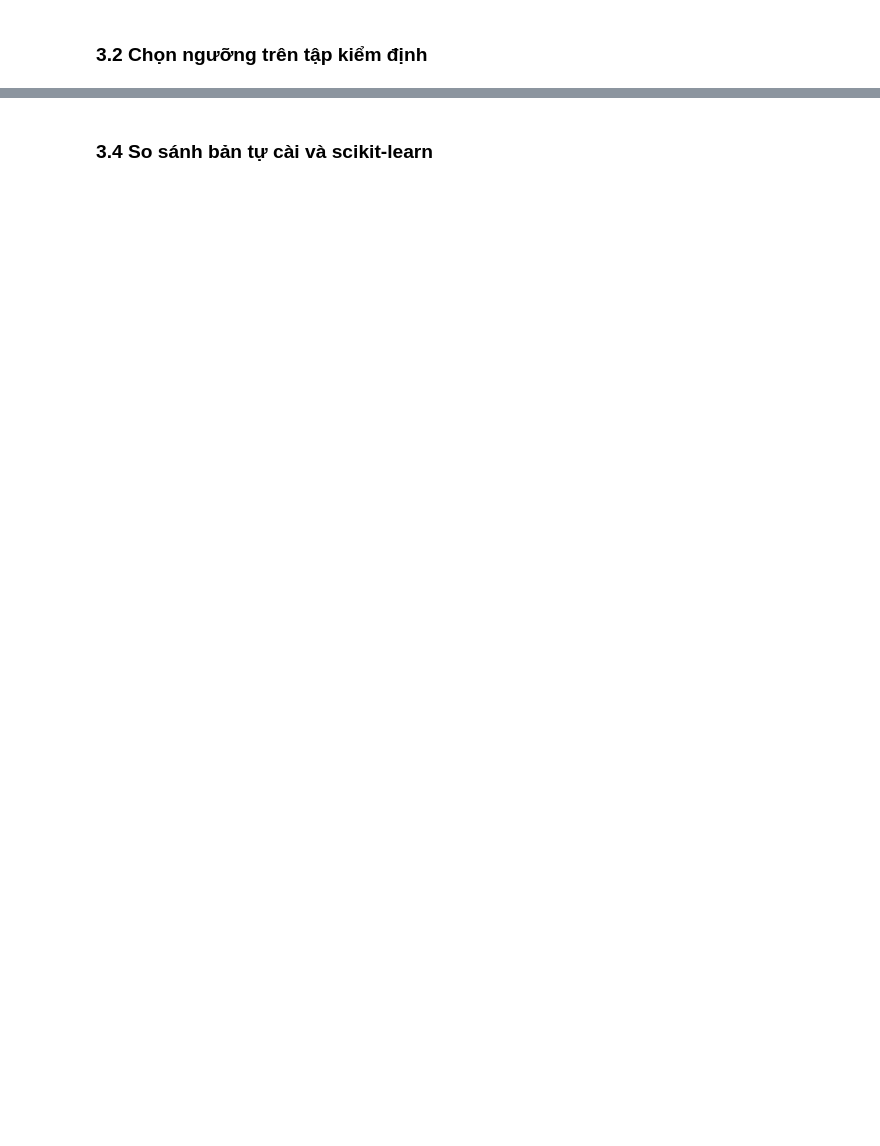
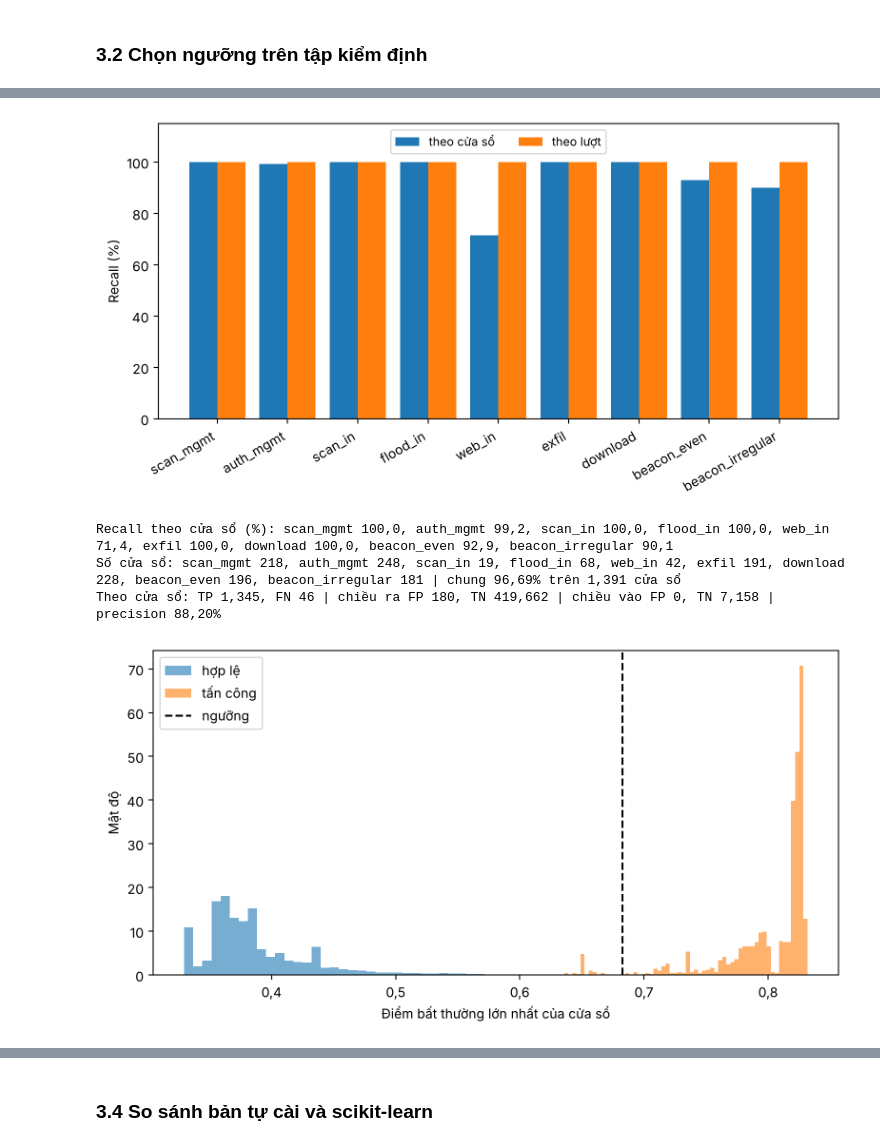
Before and after one commit to hoanganh-net/KLTN-IsolationForest-Suricata, a Jupyter notebook: 1_KLTN_BehaviorIF.ipynb, the cells around one changed output, grey strips where cells are left out. Drawn from its saved outputs; the diff is of its cells as text; code cells hidden in the pictures; blank space fills up the shorter version.

```diff
--- a/1_KLTN_BehaviorIF.ipynb
+++ b/1_KLTN_BehaviorIF.ipynb
@@ -195,11 +202,19 @@ Tầng 1, chiều ra: 593,295 cửa sổ kiểm định trong 319 giờ
 # %%
 t0 = time.time()
+THR = {d: SEL_RT[d]["thr_sk"] for d in ("out", "in")}
+ra = X["direction"] == "out"
+QT = {"out": bf.quy_dao(X[ra & (X["run_id"] == "")], RAR_COUNTS, RAR_TOTAL, "out"),
+      "in": bf.quy_dao(X[~ra], RAR_COUNTS, RAR_TOTAL, "in")}
+QA = bf.cham_quy_dao(bf.quy_dao(X[ra & (X["run_id"] != "")], RAR_COUNTS, RAR_TOTAL, "out", tach_luot=True), REF_RT["out"])
+NEN = {}
 for d in ("out", "in"):
-    Q1[(d, "test")] = bf.quy_dao(X[X["direction"] == d], REF_RT[d], RAR_COUNTS, RAR_TOTAL)
-CHI_SO, LAT1, N_BAO = bf.kiem_thu_rt({d: Q1[(d, "test")] for d in ("out", "in")},
-                                     {d: SEL_RT[d]["thr_sk"] for d in ("out", "in")}, T_DAU)
-for d, c in CHI_SO.items():
+    bf.cham_quy_dao(QT[d], REF_RT[d])
+    c = NEN[d] = bf.chi_so_nen(QT[d], THR[d])
     print(f"Chiều {'ra' if d == 'out' else 'vào'}: FPR kiểm thử {c['FPR (%)']}% trên {c['cửa sổ bình thường']:,} cửa sổ bình "
-          f"thường, {c['cảnh báo nhầm/giờ']} cảnh báo nhầm/giờ trong {c['giờ']} giờ")
-print(f"{time.time() - t0:.0f}s")
+          f"thường ({c['cửa sổ vượt ngưỡng']} cửa sổ vượt ngưỡng), {c['cảnh báo nhầm']} cảnh báo nhầm, "
+          f"{c['cảnh báo nhầm/giờ']} mỗi giờ trong {c['giờ']} giờ | {c['giờ có lưu lượng']} giờ có lưu lượng nền: "
+          f"{c['cảnh báo nhầm'] / c['giờ có lưu lượng']:.2f} mỗi giờ")
+PH = {"out": bf.phat_hien(QA, THR["out"], T_DAU), "in": bf.phat_hien(QT["in"], THR["in"], T_DAU)}
+LAT1, N_BAO = pd.concat([PH["out"][0], PH["in"][0]]), pd.concat([PH["out"][1], PH["in"][1]])
+print(f"Lượt và phiên được phát hiện: {len(LAT1)}/{len(RUNS)} | {time.time() - t0:.0f}s")
 # %% [output]
@@ -208,0 +224,60 @@ Chiều vào: FPR kiểm thử 0.0% trên 7,158 cửa sổ bình thường, 0.0
+# %%
+import matplotlib.pyplot as plt
+from matplotlib.ticker import FuncFormatter
+
+so = lambda v, n=1: f"{v:.{n}f}".replace(".", ",")      # số thập phân dùng dấu phẩy như trong báo cáo
+os.makedirs("docs", exist_ok=True)                      # hình đồng thời được ghi vào docs/ để README dùng
+hanh_vi = dict(zip(RUNS["run_id"], RUNS["behavior"]))
+
+# Recall theo hành vi: theo cửa sổ (cửa sổ của lượt có lần chấm vượt ngưỡng) và theo lượt (lượt có cảnh báo)
+cua_so = []
+for d, Q in (("out", QA), ("in", QT["in"])):
+    vuot = np.maximum.reduceat(Q["s"] > THR[d], Q["lo"])
+    for r, v in zip(Q["base"]["runs"], vuot):
+        cua_so += [(hanh_vi[x], bool(v)) for x in r.split("|") if x]
+CS = pd.DataFrame(cua_so, columns=["hv", "vuot"]).groupby("hv")["vuot"].agg(["mean", "size"])
+LU = RUNS.assign(bat=RUNS["run_id"].isin(LAT1.index)).groupby("behavior")["bat"].agg(["mean", "size"])
+hv = [b for b in bf.HV_THU_TU if b in LU.index]
+x = np.arange(len(hv))
+fig, ax = plt.subplots(figsize=(8, 4.2))
+ax.bar(x - 0.2, 100 * CS.loc[hv, "mean"], 0.4, label="theo cửa sổ")
+ax.bar(x + 0.2, 100 * LU.loc[hv, "mean"], 0.4, label="theo lượt")
+ax.set_xticks(x)
+ax.set_xticklabels(hv, rotation=30, ha="right")
+ax.set_ylim(0, 115)
+ax.set_ylabel("Recall (%)")
+ax.legend(loc="upper center", ncol=2, fontsize=9)
+plt.tight_layout()
+fig.savefig("docs/behavior_if_recall.png", dpi=220)
+plt.show()
+print("Recall theo cửa sổ (%):", ", ".join(f"{b} {so(100 * CS.loc[b, 'mean'])}" for b in hv))
+print("Số cửa sổ:", ", ".join(f"{b} {int(CS.loc[b, 'size'])}" for b in hv),
+      f"| chung {so(100 * pd.DataFrame(cua_so)[1].mean(), 2)}% trên {len(cua_so):,} cửa sổ")
+tp = sum(v for _, v in cua_so)
+fp = {d: NEN[d]["cửa sổ vượt ngưỡng"] for d in ("out", "in")}
+print(f"Theo cửa sổ: TP {tp:,}, FN {len(cua_so) - tp} | chiều ra FP {fp['out']}, TN {NEN['out']['cửa sổ bình thường'] - fp['out']:,} | "
+      f"chiều vào FP {fp['in']}, TN {NEN['in']['cửa sổ bình thường'] - fp['in']:,} | "
+      f"precision {so(100 * tp / (tp + fp['out'] + fp['in']), 2)}%")
+
+# Phân bố điểm lớn nhất của từng cửa sổ chiều ra trên tập kiểm thử
+lon_nhat = lambda Q: np.maximum.reduceat(Q["s"], Q["lo"])
+fig, ax = plt.subplots(figsize=(8, 4.2))
+ax.hist(lon_nhat(QT["out"]), bins=60, alpha=0.6, density=True, label="hợp lệ")
+ax.hist(lon_nhat(QA), bins=60, alpha=0.6, density=True, label="tấn công")
+ax.axvline(THR["out"], color="k", ls="--", label="ngưỡng")
+ax.set_xlabel("Điểm bất thường lớn nhất của cửa sổ")
+ax.set_ylabel("Mật độ")
+ax.legend()
+ax.xaxis.set_major_formatter(FuncFormatter(lambda v, p: so(v)))
+plt.tight_layout()
+fig.savefig("docs/behavior_if_phan_bo_diem.png", dpi=220)
+plt.show()
+hl, tc = lon_nhat(QT["out"]), lon_nhat(QA)
+print(f"Điểm lớn nhất của cửa sổ chiều ra: hợp lệ {so(100 * (hl < 0.5).mean())}% dưới 0,5 | tấn công trung vị {so(np.median(tc), 3)}, "
+      f"tứ phân vị {so(np.quantile(tc, .25), 3)} đến {so(np.quantile(tc, .75), 3)}")
+# %% [output]
+[figure, added]
+Recall theo cửa sổ (%): scan_mgmt 100,0, auth_mgmt 99,2, scan_in 100,0, flood_in 100,0, web_in 71,4, exfil 100,0, download 100,0, beacon_even 92,9, beacon_irregular 90,1
+Số cửa sổ: scan_mgmt 218, auth_mgmt 248, scan_in 19, flood_in 68, web_in 42, exfil 191, download 228, beacon_even 196, beacon_irregular 181 | chung 96,69% trên 1,391 cửa sổ
+Theo cửa sổ: TP 1,345, FN 46 | chiều ra FP 180, TN 419,662 | chiều vào FP 0, TN 7,158 | precision 88,20%
+[figure, added]
```
Also changed, not shown: parts of 38 cells of this notebook, 26 other files.
